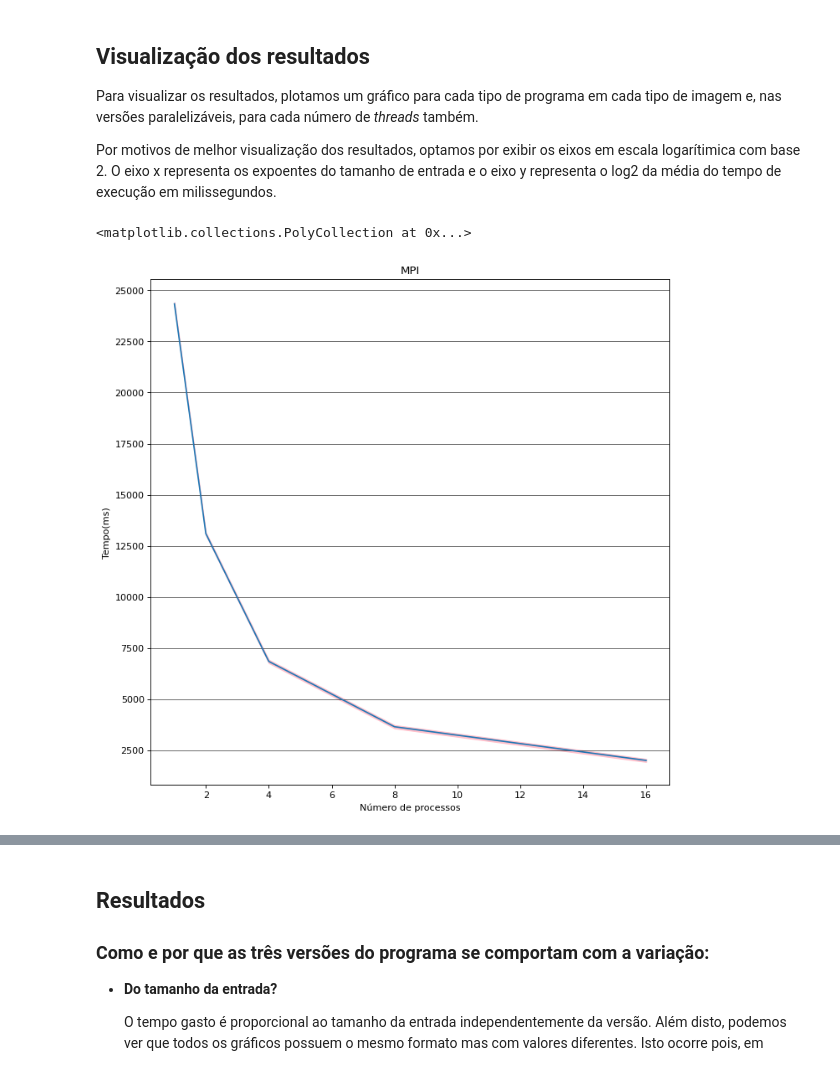
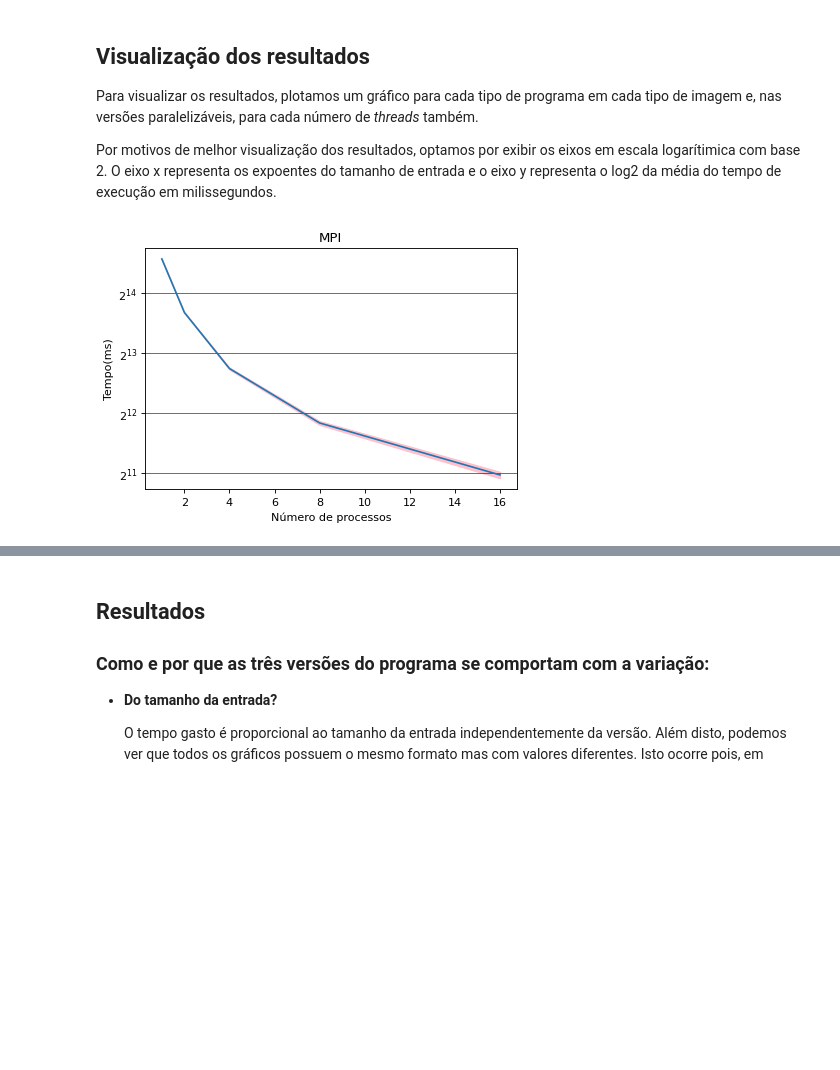
Before and after one commit to T-Guerrero/MAC0219-EP2, a Jupyter notebook: docs/documentation.ipynb, the cells around one changed output, grey strips where cells are left out. Drawn from its saved outputs; the diff is of its cells as text; code cells hidden in the pictures; blank space fills up the shorter version.

```diff
--- a/docs/documentation.ipynb
+++ b/docs/documentation.ipynb
@@ -165,23 +165,24 @@ x = [2**i for i in range(5)]
 # %%
 # Coleta dos dados necessários para cada plot
 y_mpi = [i[0] for i in data["mpi"]]
 y_mpi = np.array(y_mpi)
 
 confidence_mpi = [i[1] for i in data["mpi"]]
 confidence_mpi = np.array(confidence_mpi)
 
-plt.figure(figsize=(10, 10), dpi=80)
+
+
+plt.figure(figsize=(6, 4), dpi=80)
 plt.plot(x, y_mpi)
 
 plt.grid(color='black', linewidth=0.5, axis = 'y')
-plt.yticks([i for i in range(0, 25001, 2500)])
+# plt.yticks([10**i for i in range(1, 6)])
 
 plt.title("MPI")
 plt.xlabel("Número de processos")
 plt.ylabel("Tempo(ms)")
 
-
 plt.fill_between(x, (y_mpi-confidence_mpi), (y_mpi+confidence_mpi), color='pink', alpha=1)
+plt.yscale("log", base = 2)
 # %% [output]
-<matplotlib.collections.PolyCollection at 0x...>
-[figure, old version]
+[figure, new version]
```
Also changed, not shown: parts of 3 cells of this notebook.
